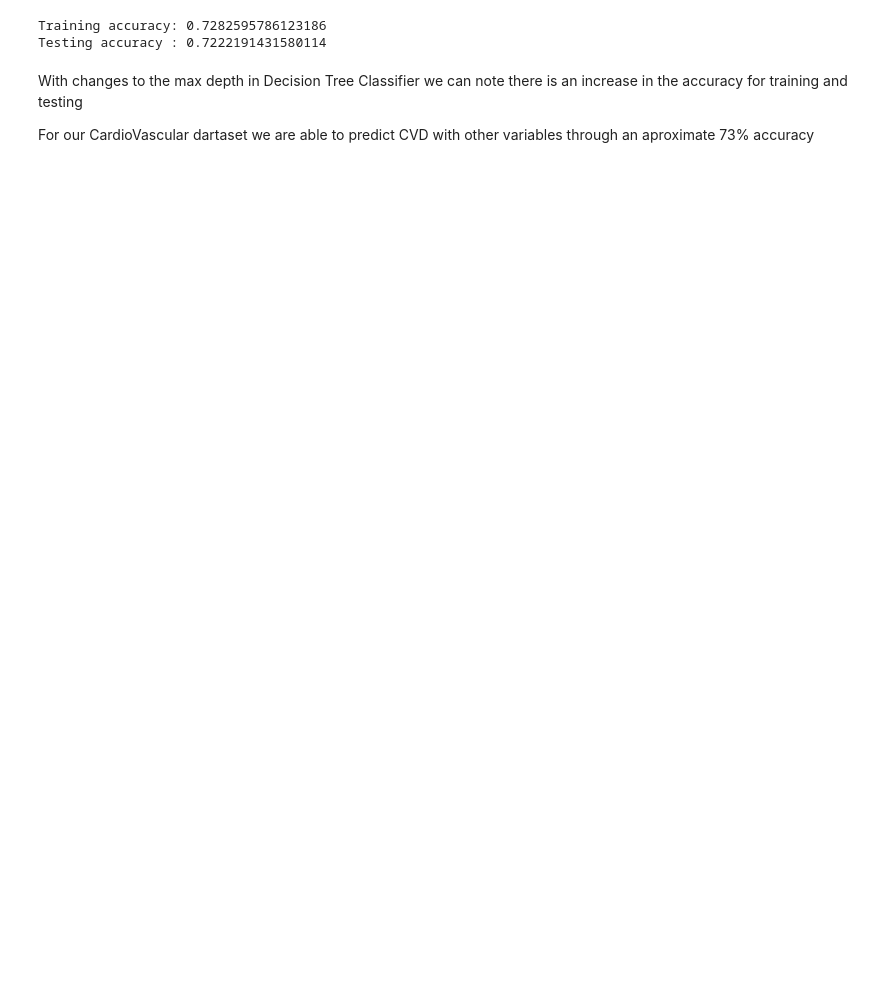
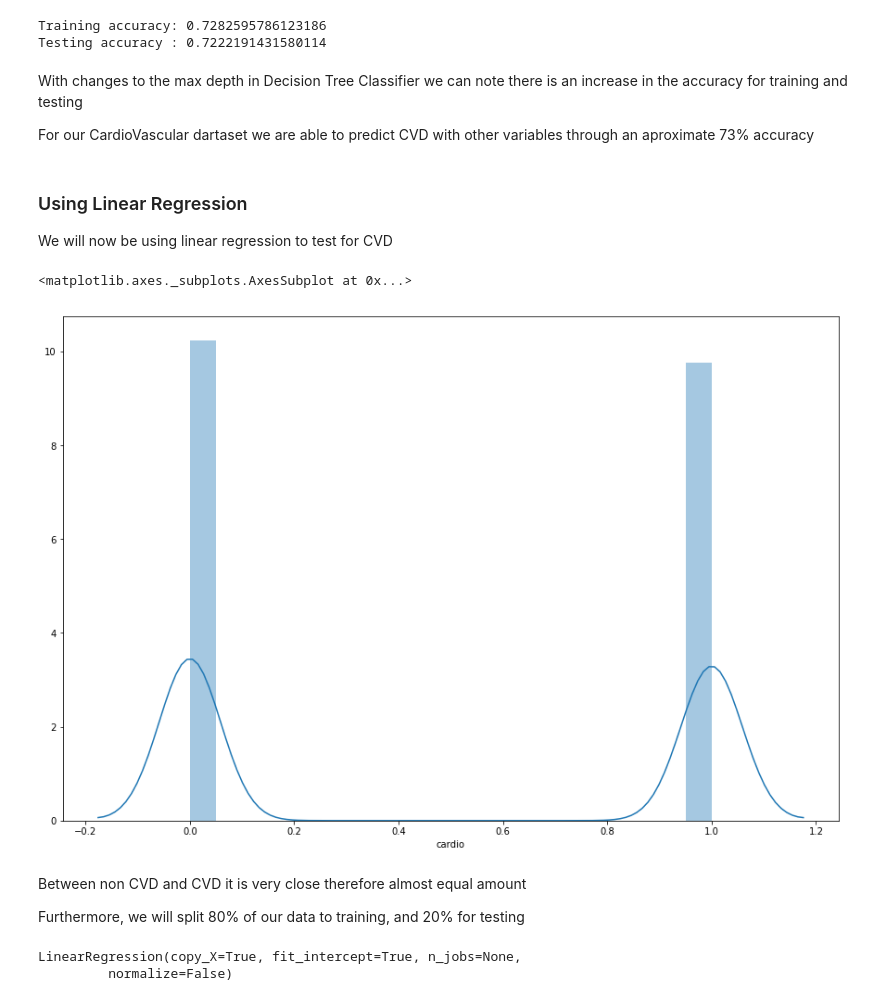
Before and after one commit to Mwelgama/307_Ass2, a Jupyter notebook: ass3_1.ipynb, the cells around one changed output. Saved outputs shown, nothing was run; the diff lists cells and outputs as text; code cells hidden in the pictures; blank space fills up the shorter version.

Commit message:
NEW: Linear regression prediction added

```diff
--- a/ass3_1.ipynb
+++ b/ass3_1.ipynb
@@ -186,3 +186,25 @@ Testing accuracy : 0.7222191431580114
 With changes to the max depth in Decision Tree Classifier we can note there is an increase in the accuracy for training and testing
 
 For our CardioVascular dartaset we are able to predict CVD with other variables through an aproximate 73% accuracy
+# %% [markdown]
+### Using Linear Regression
+
+We will now be using linear regression to test for CVD
+# %%
+#Check average of CVD
+import seaborn as seabornInstance
+from sklearn.model_selection import train_test_split
+from sklearn.linear_model import LinearRegression
+from sklearn import metrics
+%matplotlib inline
+
+plt.figure(figsize=(15,10))
+plt.tight_layout()
+seabornInstance.distplot(df['cardio'])
+# %% [output]
+<matplotlib.axes._subplots.AxesSubplot at 0x...>
+[figure, added]
+# %% [markdown]
+Between non CVD and CVD it is very close therefore almost equal amount
+
+Furthermore, we will split 80% of our data to training, and 20% for testing
@@ -188,0 +213,6 @@ For our CardioVascular dartaset we are able to predict CVD with other variables
+# %%
+regression = LinearRegression()
+regression.fit(X_train, y_train)
+# %% [output]
+LinearRegression(copy_X=True, fit_intercept=True, n_jobs=None,
+         normalize=False)
```
Also changed, not shown: parts of 15 cells of this notebook.
